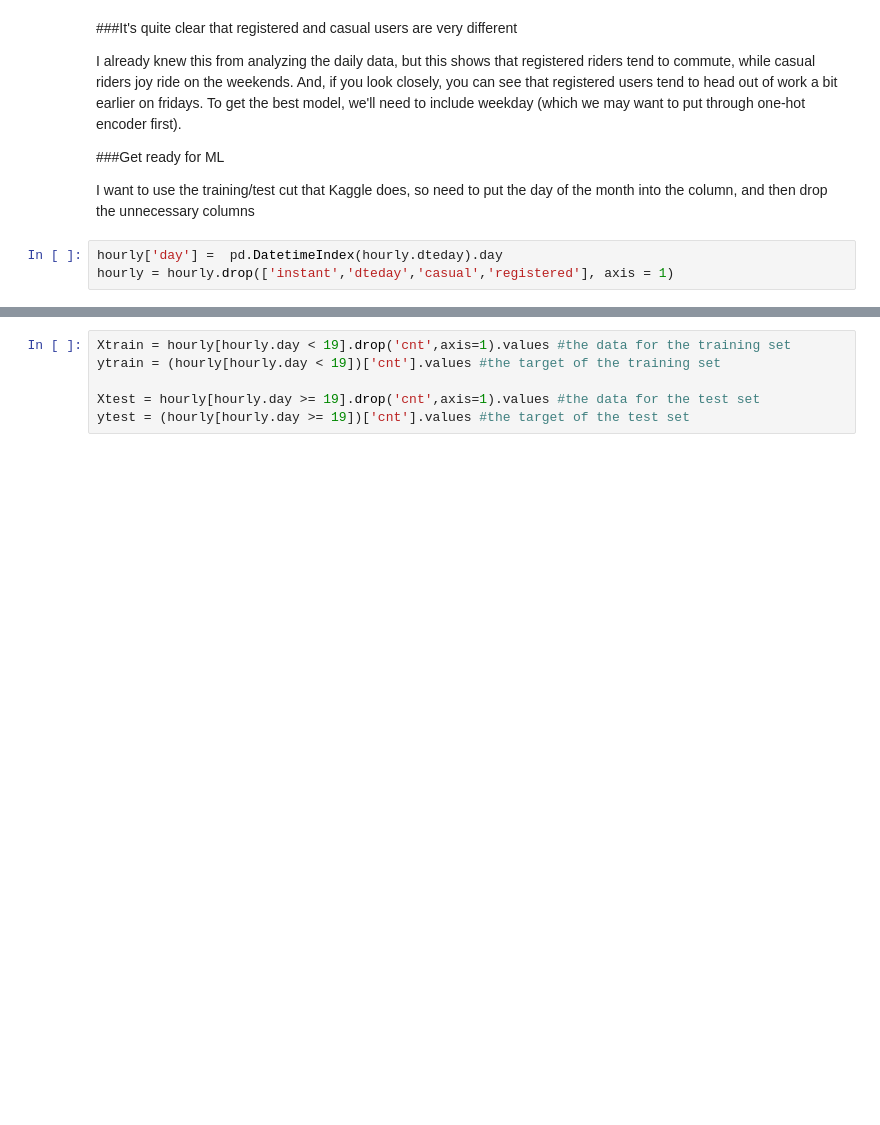
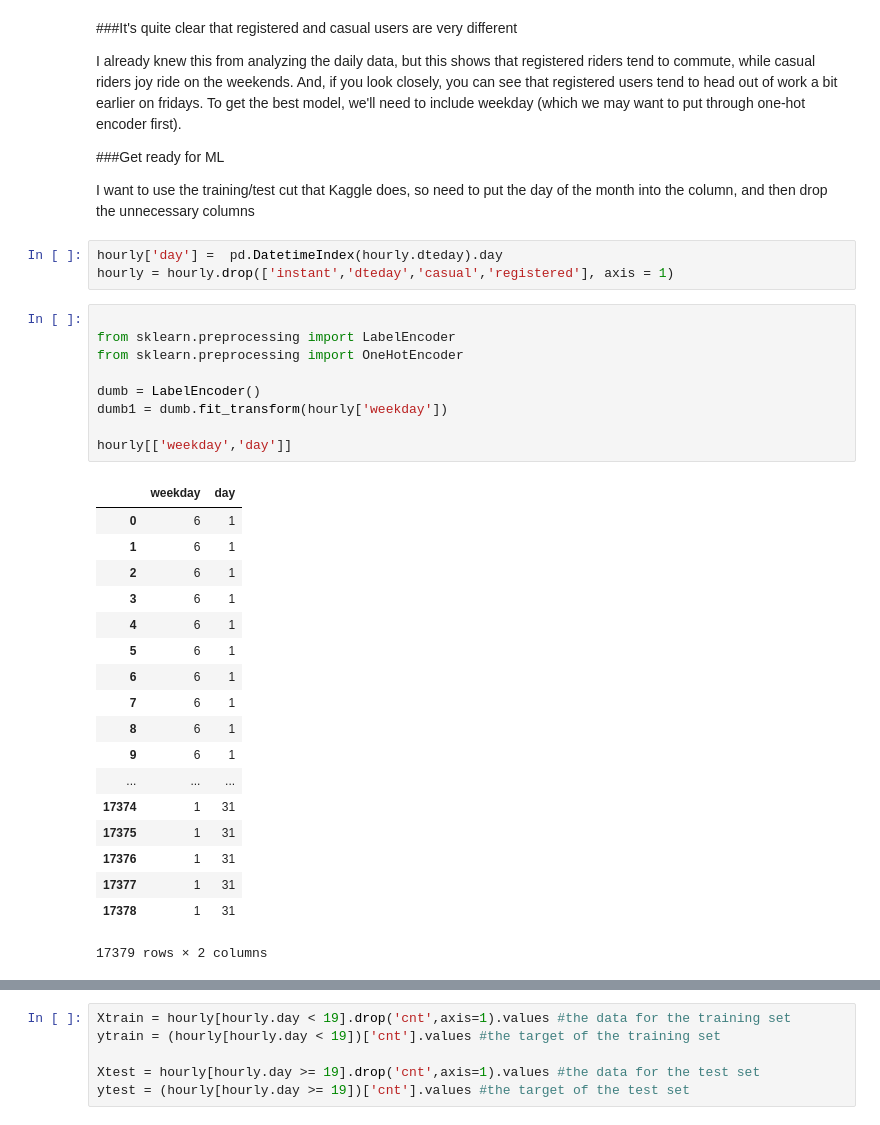
Before and after one commit to ericjhilton/bike-share-ML, a Jupyter notebook: bikeShareHourly.ipynb, the cells around one changed output, grey strips where cells are left out. Saved outputs shown, nothing was run; the diff lists cells and outputs as text; blank space fills up the shorter version.

```diff
--- a/bikeShareHourly.ipynb
+++ b/bikeShareHourly.ipynb
@@ -92,3 +92,31 @@ I want to use the training/test cut that Kaggle does, so need to put the day of
 # %%
 hourly['day'] =  pd.DatetimeIndex(hourly.dteday).day
 hourly = hourly.drop(['instant','dteday','casual','registered'], axis = 1)
+# %%
+
+from sklearn.preprocessing import LabelEncoder
+from sklearn.preprocessing import OneHotEncoder
+
+dumb = LabelEncoder()
+dumb1 = dumb.fit_transform(hourly['weekday'])
+
+hourly[['weekday','day']]
+# %% [output]
+|  | weekday | day |
+| 0 | 6 | 1 |
+| 1 | 6 | 1 |
+| 2 | 6 | 1 |
+| 3 | 6 | 1 |
+| 4 | 6 | 1 |
+| 5 | 6 | 1 |
+| 6 | 6 | 1 |
+| 7 | 6 | 1 |
+| 8 | 6 | 1 |
+| 9 | 6 | 1 |
+| ... | ... | ... |
+| 17374 | 1 | 31 |
+| 17375 | 1 | 31 |
+| 17376 | 1 | 31 |
+| 17377 | 1 | 31 |
+| 17378 | 1 | 31 |
+17379 rows × 2 columns
```
Also changed, not shown: parts of 7 cells of this notebook.
